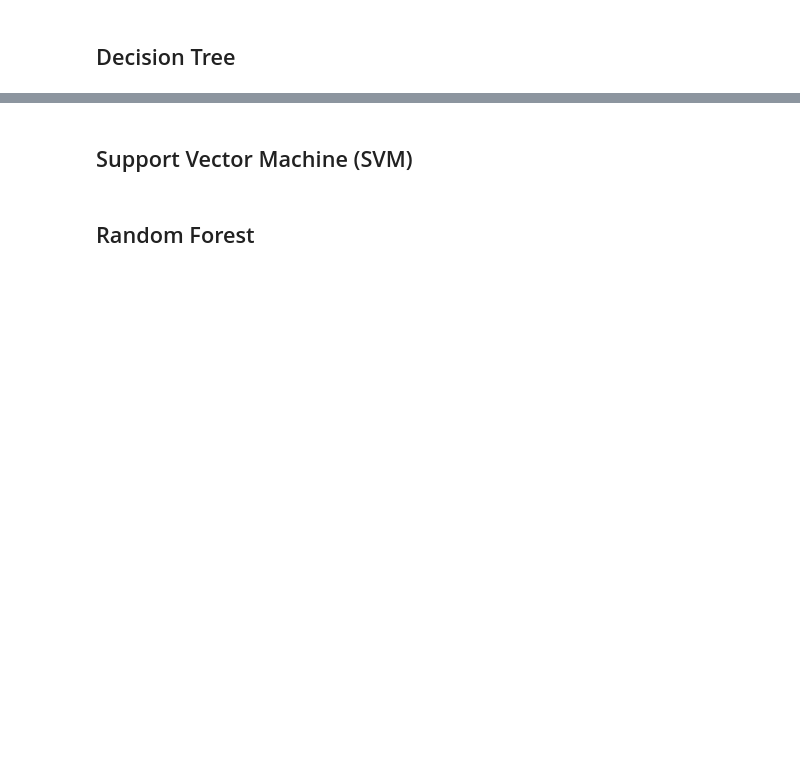
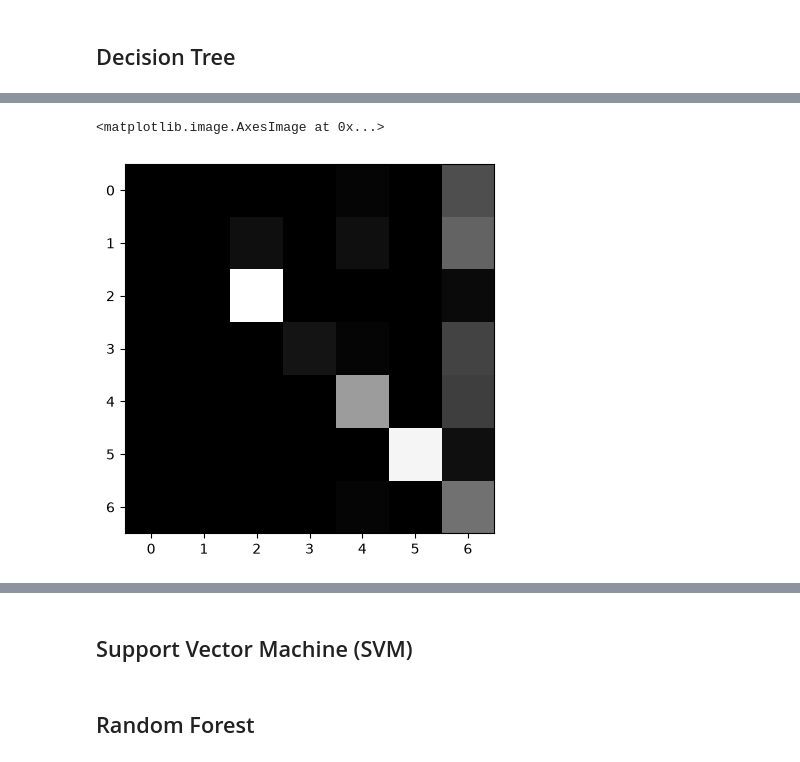
Before and after one commit to KPI-FTI-MMDA-Klymentiev/IntelligentDataAnalysis, a Jupyter notebook: labs/lab1/lab1.ipynb, the cells around one changed output, grey strips where cells are left out. Saved outputs shown, nothing was run; the diff lists cells and outputs as text; code cells hidden in the pictures; blank space fills up the shorter version.

```diff
--- a/labs/lab1/lab1.ipynb
+++ b/labs/lab1/lab1.ipynb
@@ -305,5 +407,9 @@ plt.show()
 2. Виконати масштабування/нормалізацію ознак для алгоритмів, для яких це необхідно
 # %% [markdown]
 ## Розділити дані на training та test вибірки
+# %%
+from sklearn.model_selection import train_test_split
+
+X_train, X_test, y_train, y_test  = train_test_split(features, target_encoded, random_state=random_state, test_size=0.25, stratify=target_encoded)
 # %% [markdown]
 ## Виконати масштабування/нормалізацію ознак для алгоритмів, для яких це необхідно
@@ -310,3 +418,7 @@ plt.show()
+# %%
+scaler = StandardScaler()
+X_train_scaled = scaler.fit_transform(X_train)
+X_test_scaled = scaler.transform(X_test)
 # %% [markdown]
 # 5) Навчання моделей - навчити наступні класифікатори: k-Nearest Neighbors (kNN), Decision Tree, Support Vector Machine (SVM), Random Forest, AdaBoost
 1. k-Nearest Neighbors (kNN);
@@ -318,0 +433,4 @@ plt.show()
+# %%
+knn = KNeighborsClassifier(n_neighbors=3)
+knn.fit(X_train_scaled, y_train)
+y_pred = knn.predict(X_test_scaled)
@@ -320,0 +470,9 @@ plt.show()
+# %%
+model = DecisionTreeClassifier(
+    criterion='gini',
+    max_depth=3,
+    min_samples_leaf=2,
+    random_state=random_state
+)
+model.fit(X_train, y_train)
+y_pred = model.predict(X_test)
@@ -320,0 +495,5 @@ plt.show()
+# %%
+plt.imshow(confusion_matrix(y_test, y_pred), cmap="gray")
+# %% [output]
+<matplotlib.image.AxesImage at 0x...>
+[figure, added]
```
Also changed, not shown: parts of 18 cells of this notebook.
